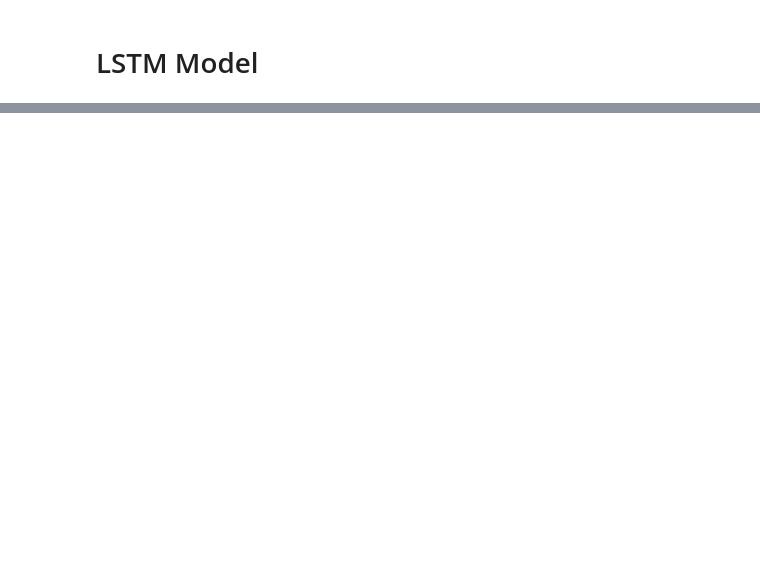
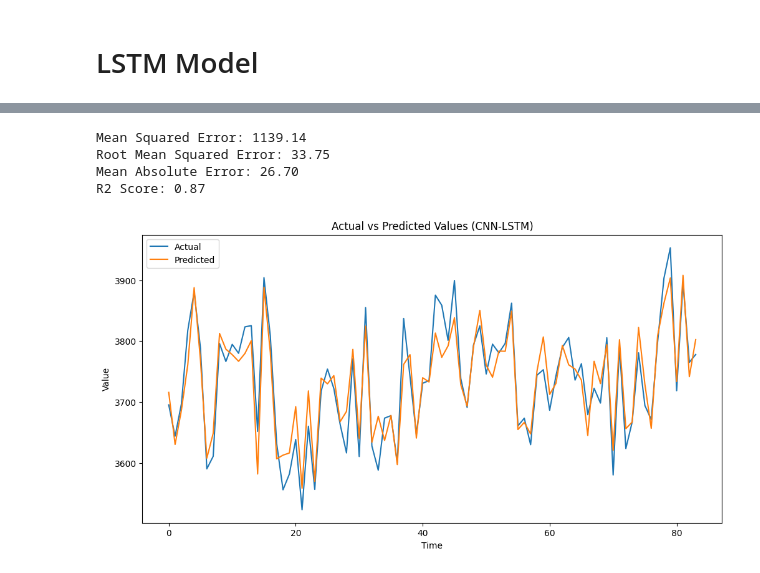
Before and after one commit to vanki2003/Dissertation, a Jupyter notebook: prototype/tutorials/LSTM-CNN.ipynb, the cells around one changed output, grey strips where cells are left out. Drawn from its saved outputs; the diff is of its cells as text; code cells hidden in the pictures; blank space fills up the shorter version.

```diff
--- a/prototype/tutorials/LSTM-CNN.ipynb
+++ b/prototype/tutorials/LSTM-CNN.ipynb
@@ -225,0 +360,44 @@ model = tf.keras.Sequential(
+# %%
+# Add evaluation code
+model.eval()
+predictions = []
+actuals = []
+with torch.no_grad():
+    for X_batch, y_batch in test_loader:
+        X_batch = X_batch.to(device)
+        outputs = model(X_batch)
+        predictions.extend(outputs.cpu().squeeze().tolist())
+        actuals.extend(y_batch.tolist())
+
+# Convert predictions back to original scale
+predictions = np.array(predictions).reshape(-1, 1)
+actuals = np.array(actuals).reshape(-1, 1)
+predictions_rescaled = scaler.inverse_transform(np.hstack([np.zeros((len(predictions), 1)), predictions, np.zeros((len(predictions), 3))]))[: , 1]
+actuals_rescaled = scaler.inverse_transform(np.hstack([np.zeros((len(actuals), 1)), actuals, np.zeros((len(actuals), 3))]))[: , 1]
+
+# Calculate metrics
+mse = mean_squared_error(actuals_rescaled, predictions_rescaled)
+rmse = np.sqrt(mse)
+mae = mean_absolute_error(actuals_rescaled, predictions_rescaled)
+r2 = r2_score(actuals_rescaled, predictions_rescaled)
+
+print(f'Mean Squared Error: {mse:.2f}')
+print(f'Root Mean Squared Error: {rmse:.2f}')
+print(f'Mean Absolute Error: {mae:.2f}')
+print(f'R2 Score: {r2:.2f}')
+
+# Visualize results
+plt.figure(figsize=(12, 6))
+plt.plot(actuals_rescaled, label='Actual')
+plt.plot(predictions_rescaled, label='Predicted')
+plt.title('Actual vs Predicted Values (CNN-LSTM)')
+plt.xlabel('Time')
+plt.ylabel('Value')
+plt.legend()
+plt.show()
+# %% [output]
+Mean Squared Error: 1139.14
+Root Mean Squared Error: 33.75
+Mean Absolute Error: 26.70
+R2 Score: 0.87
+[figure, added]
```
Also changed, not shown: parts of 6 cells of this notebook.
